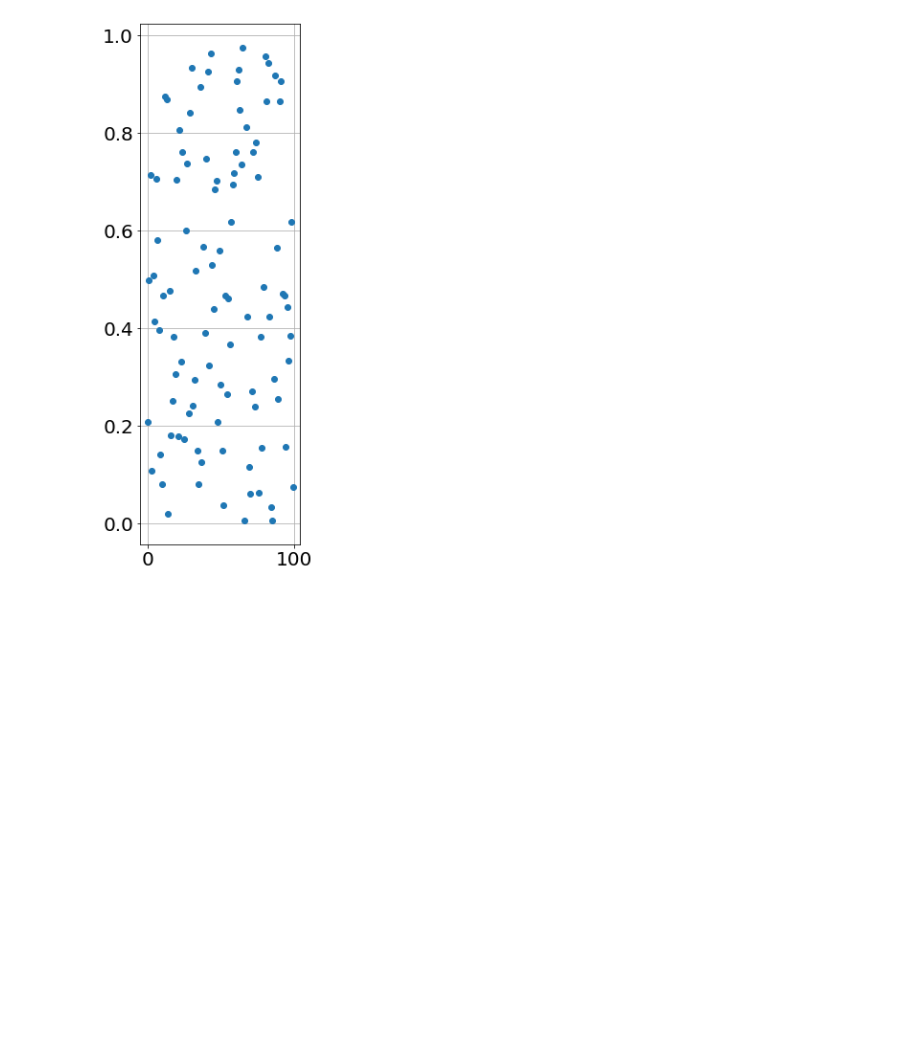
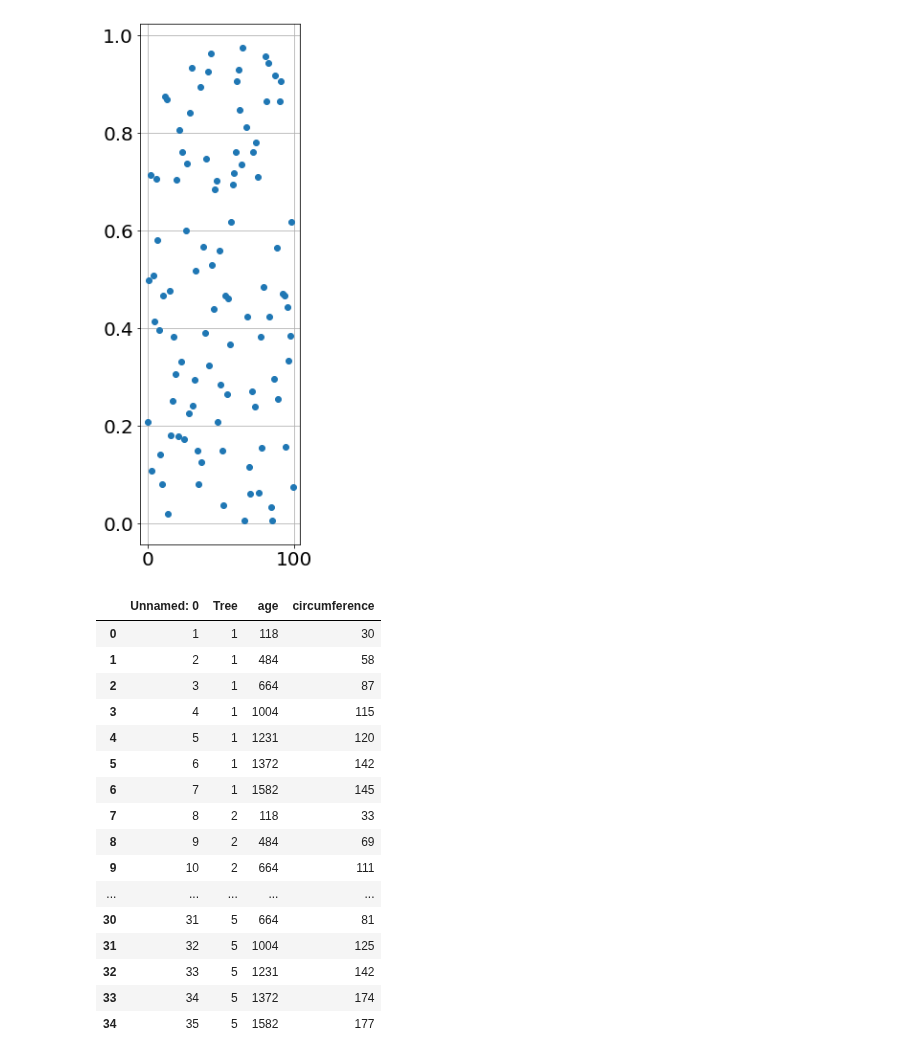
Before and after one commit to bblais/Computer-Programming-for-the-Sciences-Spring-2022, a Jupyter notebook: Sprint #1 - Algorithms and Simulation/2022-02-17 - Misc for Demo.ipynb, the cells around one changed output. Saved outputs shown, nothing was run; the diff lists cells and outputs as text; code cells hidden in the pictures; blank space fills up the shorter version.

```diff
--- a/Sprint #1 - Algorithms and Simulation/2022-02-17 - Misc for Demo.ipynb
+++ b/Sprint #1 - Algorithms and Simulation/2022-02-17 - Misc for Demo.ipynb
@@ -24,0 +27,20 @@ plot(rand(100),'o')
+# %%
+data
+# %% [output]
+|  | Unnamed: 0 | Tree | age | circumference |
+| 0 | 1 | 1 | 118 | 30 |
+| 1 | 2 | 1 | 484 | 58 |
+| 2 | 3 | 1 | 664 | 87 |
+| 3 | 4 | 1 | 1004 | 115 |
+| 4 | 5 | 1 | 1231 | 120 |
+| 5 | 6 | 1 | 1372 | 142 |
+| 6 | 7 | 1 | 1582 | 145 |
+| 7 | 8 | 2 | 118 | 33 |
+| 8 | 9 | 2 | 484 | 69 |
+| 9 | 10 | 2 | 664 | 111 |
+| ... | ... | ... | ... | ... |
+| 30 | 31 | 5 | 664 | 81 |
+| 31 | 32 | 5 | 1004 | 125 |
+| 32 | 33 | 5 | 1231 | 142 |
+| 33 | 34 | 5 | 1372 | 174 |
+| 34 | 35 | 5 | 1582 | 177 |
```
Also changed, not shown: parts of 2 cells of this notebook, 2 other files.
